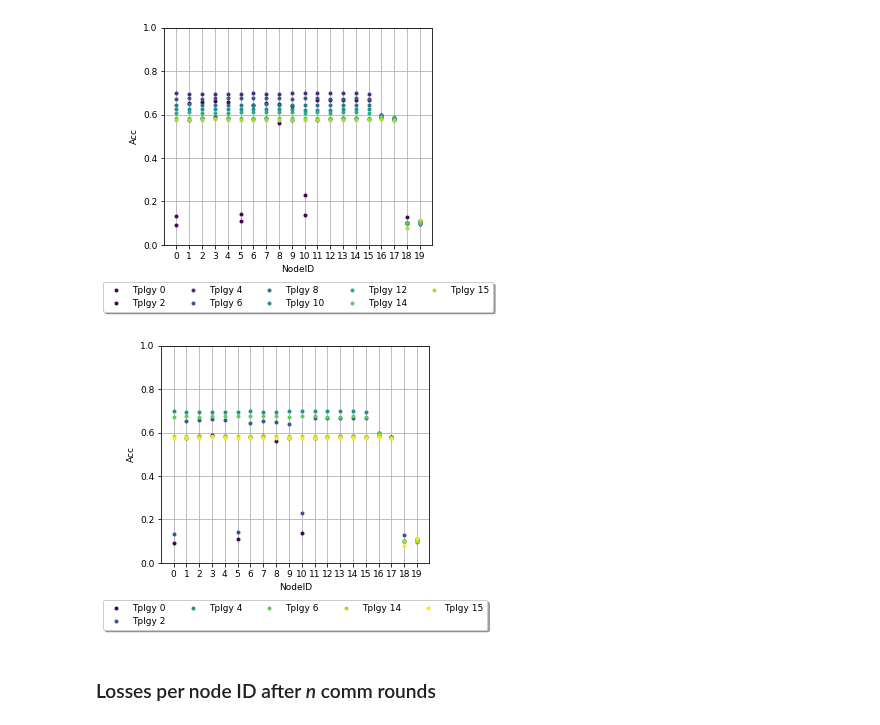
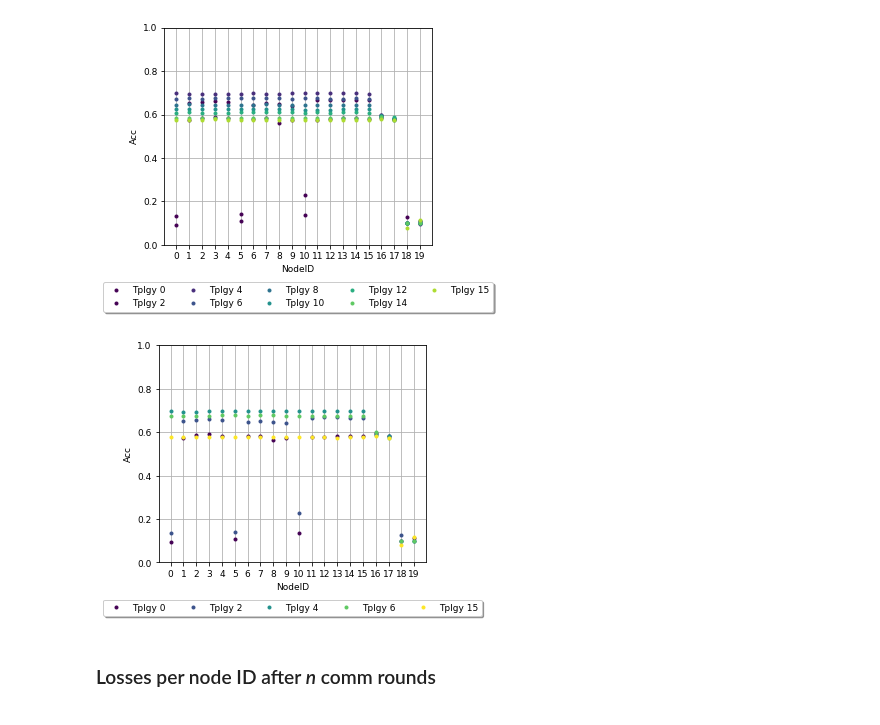
Before and after one commit to AitorB16/GLow, a Jupyter notebook: visualization/16_visualize_results.ipynb, the cells around one changed output. Drawn from its saved outputs; the diff is of its cells as text; code cells hidden in the pictures.

Commit message:
Visualization updates

```diff
--- a/visualization/16_visualize_results.ipynb
+++ b/visualization/16_visualize_results.ipynb
@@ -102,32 +120,32 @@ plt.savefig(save_path+run_name+'_summarized_acc.pdf', bbox_extra_artists=(lgd,),
 # %%
 # Reduce the number of topologies for visualization
 font = {'size': 9}
 plt.rc('font', **font)
 viridis = cm.get_cmap('viridis', 9)
 plt.plot(tplgy_ID[0], acc[0], '.', color=viridis(0))
 plt.plot(tplgy_ID[1], acc[1], '.', color=viridis(0.3))
 plt.plot(tplgy_ID[2], acc[2], '.', color=viridis(0.5))
 plt.plot(tplgy_ID[3], acc[3], '.', color=viridis(0.7))
 #plt.plot(tplgy_ID[4], acc[4], '.', color=viridis(0.4))
 #plt.plot(tplgy_ID[5], acc[5], '.', color=viridis(0.5))
 #plt.plot(tplgy_ID[6], acc[6], '.', color=viridis(0.6))
-plt.plot(tplgy_ID[7], acc[7], '.', color=viridis(0.8))
+#plt.plot(tplgy_ID[7], acc[7], '.', color=viridis(0.8))
 plt.plot(tplgy_ID[8], acc[8], '.', color=viridis(1.))
 plt.ylim(0, 1.)
 x = np.arange(0, num_agents, 1)
 plt.xticks(x)
 #plt.title("Tplgy 0", fontsize=9)
 plt.xlabel('NodeID')
 plt.ylabel('Acc')
 plt.grid()
 
 ax = plt.gca()
 box = ax.get_position()
 ax.set_position([box.x0, box.y0, box.width * 0.8, box.height])
-lgd = ax.legend(['Tplgy 0', 'Tplgy 2', 'Tplgy 4', 'Tplgy 6', 'Tplgy 14','Tplgy 15'], loc='upper center',shadow=True, bbox_to_anchor=(0.5, -0.15), ncol = 5, fancybox= True)
+lgd = ax.legend(['Tplgy 0', 'Tplgy 2', 'Tplgy 4', 'Tplgy 6','Tplgy 15'], loc='upper center',shadow=True, bbox_to_anchor=(0.5, -0.15), ncol = 5, fancybox= True)
 plt.savefig(save_path+run_name+'_summarized_acc.pdf', bbox_extra_artists=(lgd,), bbox_inches='tight')
 # %% [output]
-[figure, old version]
+[figure, new version]
 # %% [markdown]
 ### Losses per node ID after *n* comm rounds
 # %%
```
Also changed, not shown: parts of 2 cells of this notebook, 5 other files.
